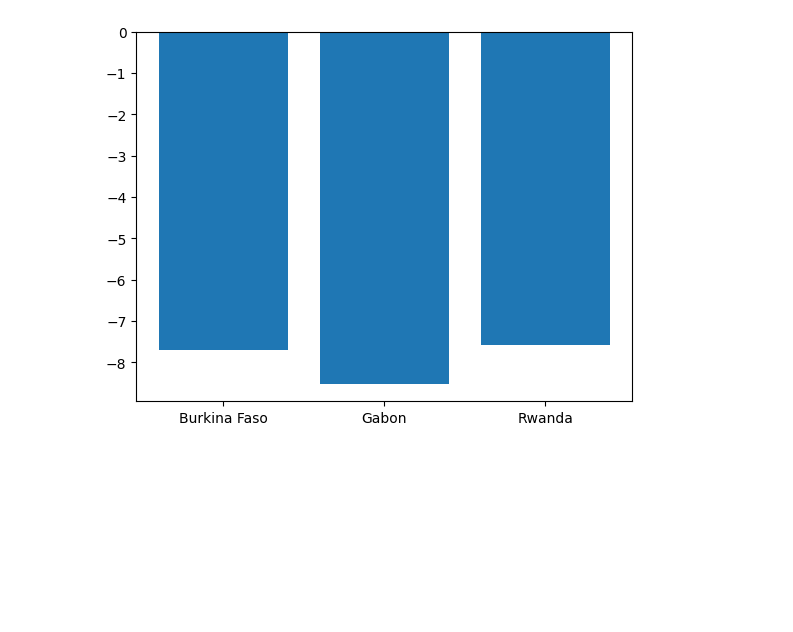
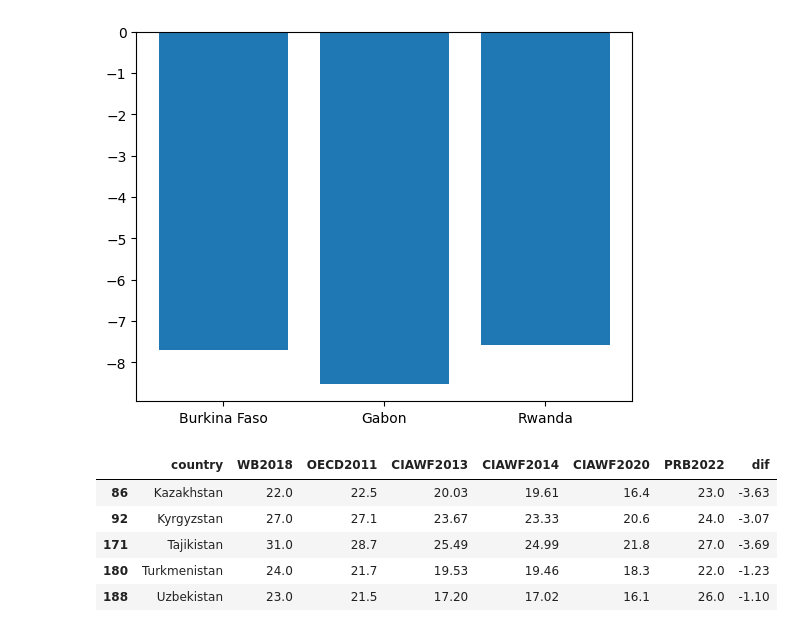
Before and after one commit to ayuksekdag/winacademy_python_dna, a Jupyter notebook: pandas_country.ipynb, the cells around one changed output. Cells and saved outputs as stored; diff of their text form; code cells hidden in the pictures; blank space fills up the shorter version.

```diff
--- a/pandas_country.ipynb
+++ b/pandas_country.ipynb
@@ -67,6 +67,5 @@ sov[sov['PRB2022'] > 40]
 # %%
-sov["dif"] = sov["CIAWF2020"] - sov["CIAWF2013"]
-sov.head(3)
+sov['dif'] = sov.eval("CIAWF2020 - CIAWF2013 < -7")
 # %% [output]
 A value is trying to be set on a copy of a slice from a DataFrame.
 Try using .loc[row_indexer,col_indexer] = value instead
@@ -92,3 +79,15 @@ plt.bar(res['country'], res['dif'])
 # %% [output]
 <BarContainer object of 3 artists>
 [figure]
+# %%
+#Select the countries that have "stan" in their name and a birthrate that's lower than 25
+#according to the CIA in 2020. Select only the columns for country and CIA 2020 birth rate.
+
+sov.loc[ (sov['country'].str.contains('stan')) & (sov['CIAWF2020'] < 25) ]
+# %% [output]
+|  | country | WB2018 | OECD2011 | CIAWF2013 | CIAWF2014 | CIAWF2020 | PRB2022 | dif |
+| 86 | Kazakhstan | 22.0 | 22.5 | 20.03 | 19.61 | 16.4 | 23.0 | -3.63 |
+| 92 | Kyrgyzstan | 27.0 | 27.1 | 23.67 | 23.33 | 20.6 | 24.0 | -3.07 |
+| 171 | Tajikistan | 31.0 | 28.7 | 25.49 | 24.99 | 21.8 | 27.0 | -3.69 |
+| 180 | Turkmenistan | 24.0 | 21.7 | 19.53 | 19.46 | 18.3 | 22.0 | -1.23 |
+| 188 | Uzbekistan | 23.0 | 21.5 | 17.20 | 17.02 | 16.1 | 26.0 | -1.10 |
```
Also changed, not shown: parts of 3 cells of this notebook.
